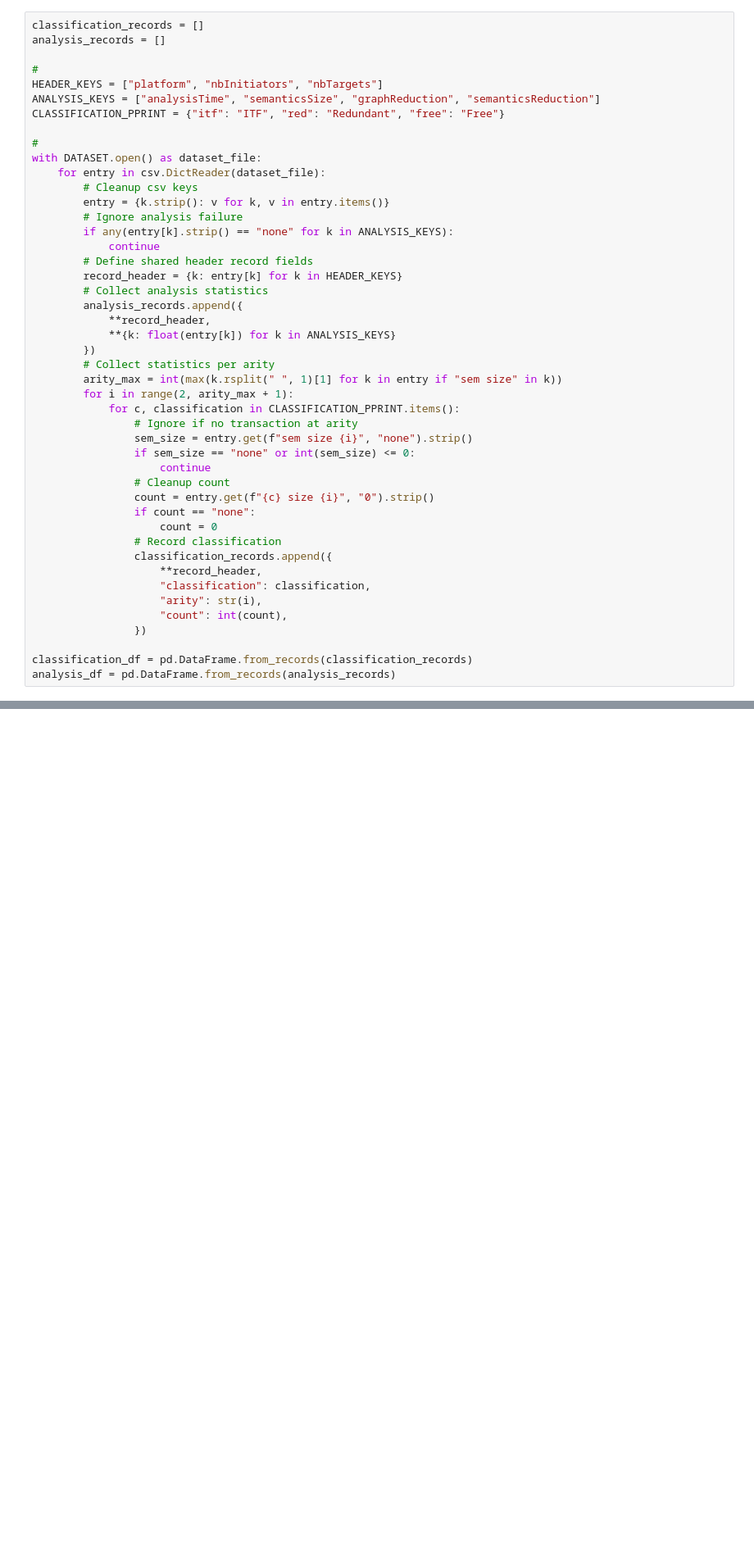
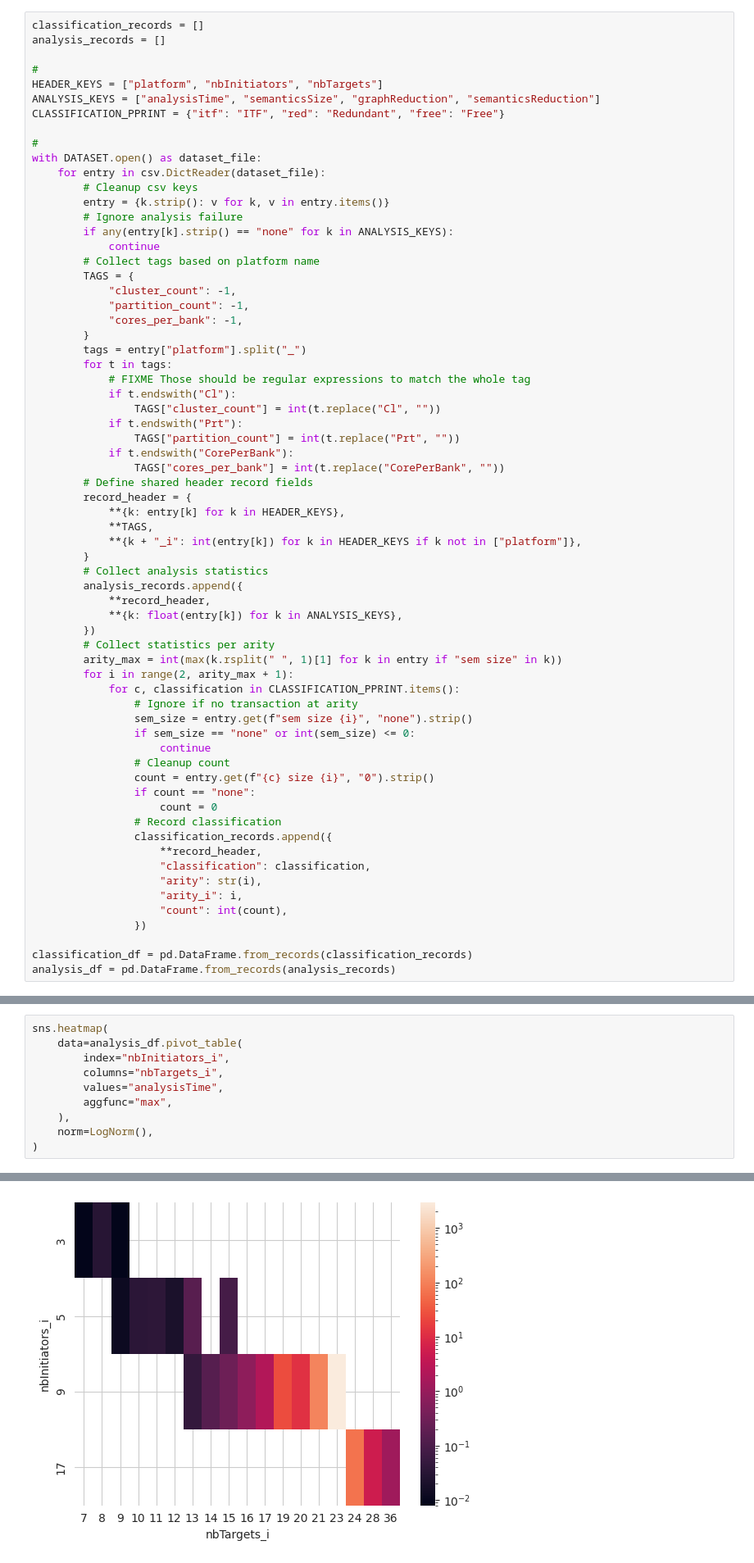
Before and after one commit to onera/pml-analyzer, a Jupyter notebook: plot_processed_dataplot.ipynb, the cells around one changed output, grey strips where cells are left out. Shown: that part at 82% size. Saved outputs shown, nothing was run; the diff lists cells and outputs as text; blank space fills up the shorter version.

```diff
--- a/plot_processed_dataplot.ipynb
+++ b/plot_processed_dataplot.ipynb
@@ -33,12 +36,31 @@ with DATASET.open() as dataset_file:
         # Ignore analysis failure
         if any(entry[k].strip() == "none" for k in ANALYSIS_KEYS):
             continue
+        # Collect tags based on platform name
+        TAGS = {
+            "cluster_count": -1,
+            "partition_count": -1,
+            "cores_per_bank": -1,
+        }
+        tags = entry["platform"].split("_")
+        for t in tags:
+            # FIXME Those should be regular expressions to match the whole tag
+            if t.endswith("Cl"):
+                TAGS["cluster_count"] = int(t.replace("Cl", ""))
+            if t.endswith("Prt"):
+                TAGS["partition_count"] = int(t.replace("Prt", ""))
+            if t.endswith("CorePerBank"):
+                TAGS["cores_per_bank"] = int(t.replace("CorePerBank", ""))
         # Define shared header record fields
-        record_header = {k: entry[k] for k in HEADER_KEYS}
+        record_header = {
+            **{k: entry[k] for k in HEADER_KEYS},
+            **TAGS,
+            **{k + "_i": int(entry[k]) for k in HEADER_KEYS if k not in ["platform"]},
+        }
         # Collect analysis statistics
         analysis_records.append({
             **record_header,
-            **{k: float(entry[k]) for k in ANALYSIS_KEYS}
+            **{k: float(entry[k]) for k in ANALYSIS_KEYS},
         })
         # Collect statistics per arity
         arity_max = int(max(k.rsplit(" ", 1)[1] for k in entry if "sem size" in k))
@@ -57,6 +79,7 @@ with DATASET.open() as dataset_file:
                     **record_header,
                     "classification": classification,
                     "arity": str(i),
+                    "arity_i": i,
                     "count": int(count),
                 })
 
@@ -95,0 +132,11 @@ analysis_df.hvplot(
+# %%
+sns.heatmap(
+    data=analysis_df.pivot_table(
+        index="nbInitiators_i",
+        columns="nbTargets_i",
+        values="analysisTime",
+        aggfunc="max",
+    ),
+    norm=LogNorm(),
+)
+# %% [output]
@@ -95,0 +144 @@ analysis_df.hvplot(
+[figure, added]
```
Also changed, not shown: parts of 5 cells of this notebook.
